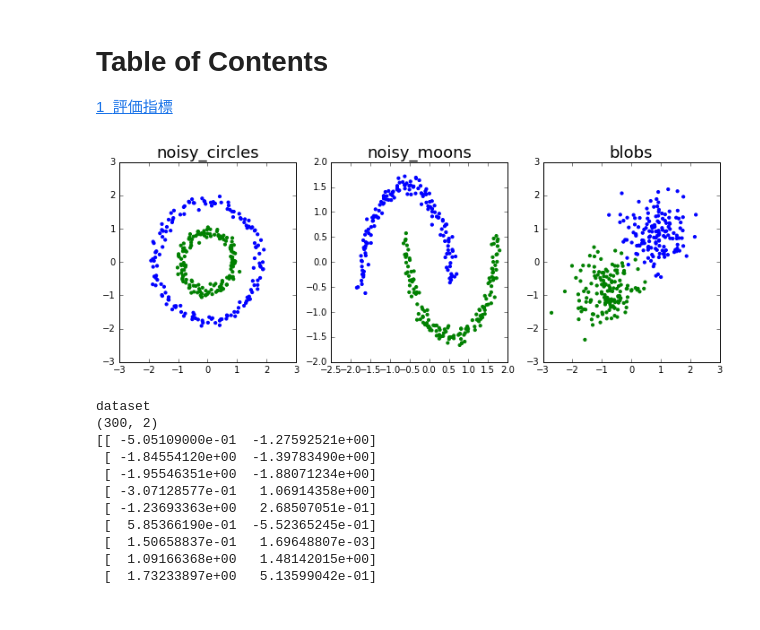
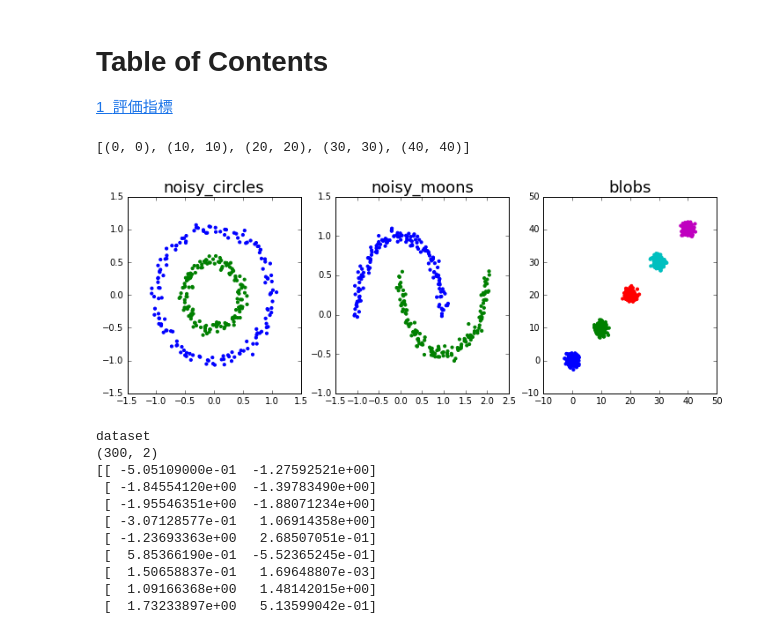
Before and after one commit to yukimori/evaluate_clustering, a Jupyter notebook: evaluate.ipynb, the cells around one changed output. Drawn from its saved outputs; the diff is of its cells as text; code cells hidden in the pictures.

```diff
--- a/evaluate.ipynb
+++ b/evaluate.ipynb
@@ -10,11 +10,21 @@ from sklearn.neighbors import kneighbors_graph
 import numpy as np
 
 %matplotlib inline
+# %%
+# blobsの中心をクラスタ数に基づいて自動生成する
+cluster= 5
+step = 10
+samples = 1000
+centers = [(x,x) for x in range(0, step*cluster, step)]
+print(centers)
+# %% [output]
+[(0, 0), (10, 10), (20, 20), (30, 30), (40, 40)]
 # %%
 n_samples = 300
 np.random.seed(0)
 
-blobs = datasets.make_blobs(n_samples=n_samples, random_state=8, cluster_std=3.0, centers=[(5,5),(-5,-5)])
+#blobs = datasets.make_blobs(n_samples=n_samples, random_state=8, cluster_std=3.0, centers=[(5,5),(-5,-5)])
+blobs = datasets.make_blobs(n_samples=samples, centers=centers, cluster_std=1.0)
 noisy_circles = datasets.make_circles(n_samples=n_samples, factor=.5, noise=.05)
 noisy_moons = datasets.make_moons(n_samples=n_samples, noise=.05)
 # no_structure = np.random.rand(n_samples, 2), None
@@ -22,39 +32,41 @@ noisy_moons = datasets.make_moons(n_samples=n_samples, noise=.05)
 #datasets_list = [noisy_circles, noisy_moons, blobs]
 datasets_name = ["noisy_circles", "noisy_moons", "blobs"]
 
+
 datasets_list = [
-   (StandardScaler().fit_transform(X), y) for X,y in [noisy_circles, noisy_moons, blobs]
+#   (StandardScaler().fit_transform(X), y) for X,y in [noisy_circles, noisy_moons, blobs]
+   (X, y) for X,y in [noisy_circles, noisy_moons, blobs]
 ]
 
 for dataset, dataset_name in zip(datasets_list, datasets_name):
     X, Y = dataset
     with open(dataset_name+".dat", "w") as f:
         for x, y in zip(X, Y):
             f.write(str(y)+","+str(x[0])+","+str(x[1])+"\r\n")
 
 
 
 colors = np.array([x for x in 'bgrcmykbgrcmykbgrcmykbgrcmyk'])
 colors = np.hstack([colors] * 20)
 
 plt.figure(figsize=(len(datasets_list) * 2 + 6, 4))
 #plt.subplots_adjust(left=.00, right=.98, bottom=.001, top=.96, wspace=.05,
 #                    hspace=.01)
 
 
 plot_num = 1
 for i_dataset, (dataset, dataset_name) in enumerate(zip(datasets_list, datasets_name)):
     X, y = dataset
     # normalize dataset for easier parameter selection
     #X = StandardScaler().fit_transform(X)
 
     plt.subplot(1, len(datasets_list), plot_num)
     plt.title(datasets_name[i_dataset], size=18)
     plt.scatter(X[:, 0], X[:, 1], color=colors[y].tolist(), s=10)
     plot_num += 1
 plt.savefig("data.png")
 # %% [output]
-[figure, old version]
+[figure, new version]
 # %%
 # データセットの分析
 print("dataset")
```
Also changed, not shown: parts of 3 cells of this notebook, 2 other files.
